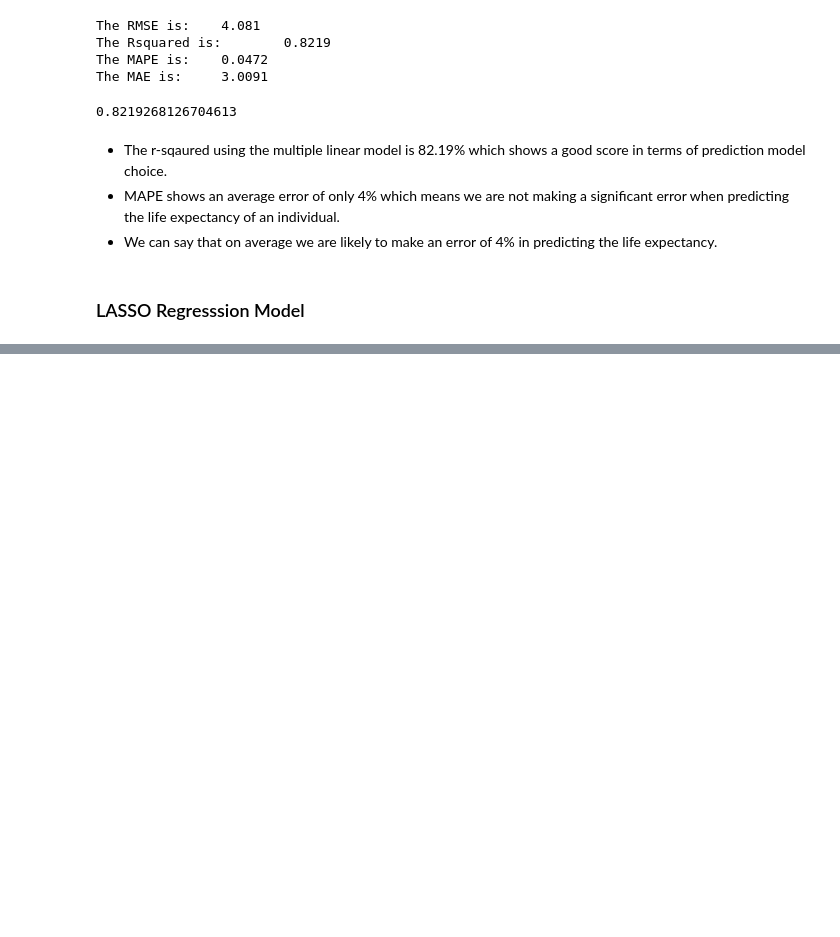
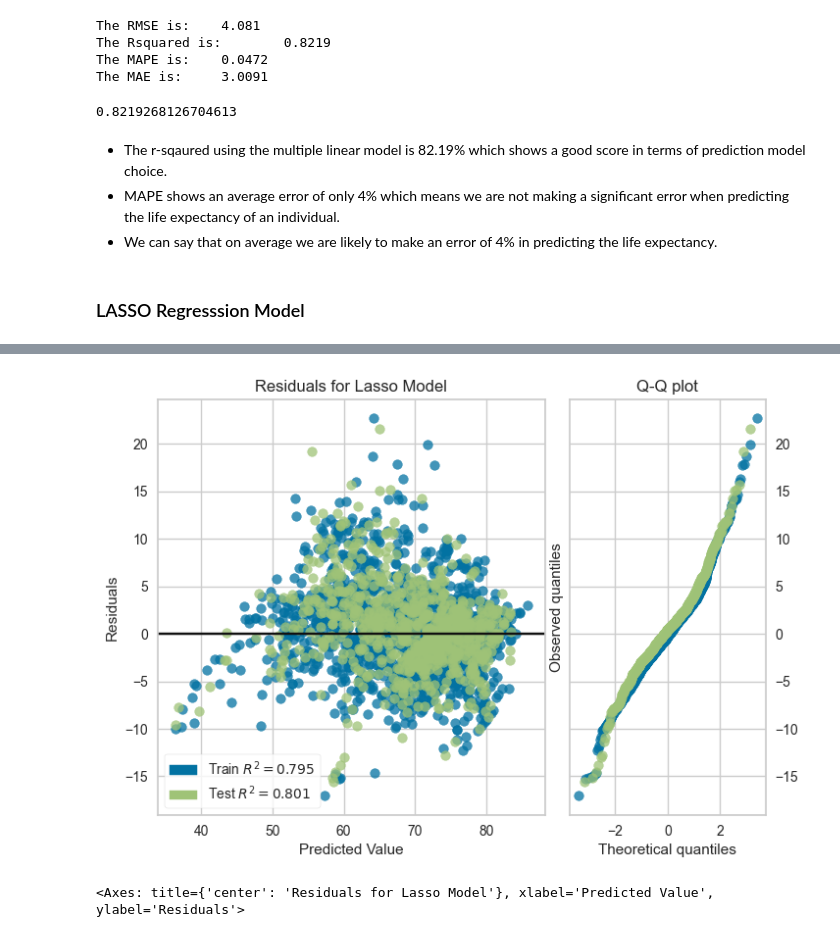
Before and after one commit to Sweetom/sweet, a Jupyter notebook: Life Expectancy/notebooks/FinalProject.ipynb, the cells around one changed output, grey strips where cells are left out. Saved outputs shown, nothing was run; the diff lists cells and outputs as text; code cells hidden in the pictures; blank space fills up the shorter version.

```diff
--- a/Life Expectancy/notebooks/FinalProject.ipynb
+++ b/Life Expectancy/notebooks/FinalProject.ipynb
@@ -557,0 +661,10 @@ The MAE is:     3.1483
+# %%
+# visualizing the resisuals vs predicted values for Lasso Regression Model
+visualizer = ResidualsPlot(model_l, hist = False, qqplot=True)
+
+visualizer.fit(X_train, y_train)
+visualizer.score(X_test, y_test)
+visualizer.show()
+# %% [output]
+[figure, added]
+<Axes: title={'center': 'Residuals for Lasso Model'}, xlabel='Predicted Value', ylabel='Residuals'>
```
Also changed, not shown: parts of 28 cells of this notebook.
